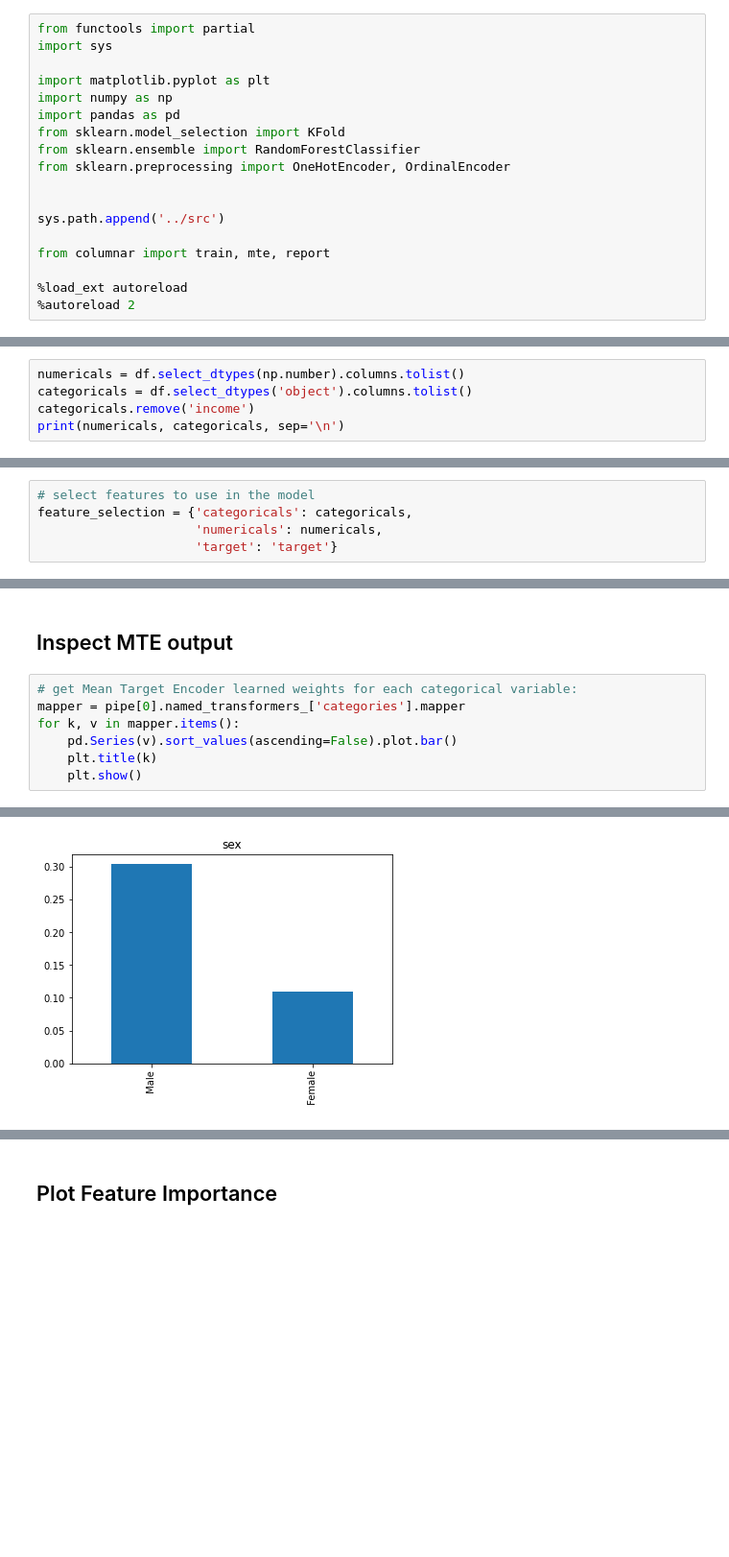
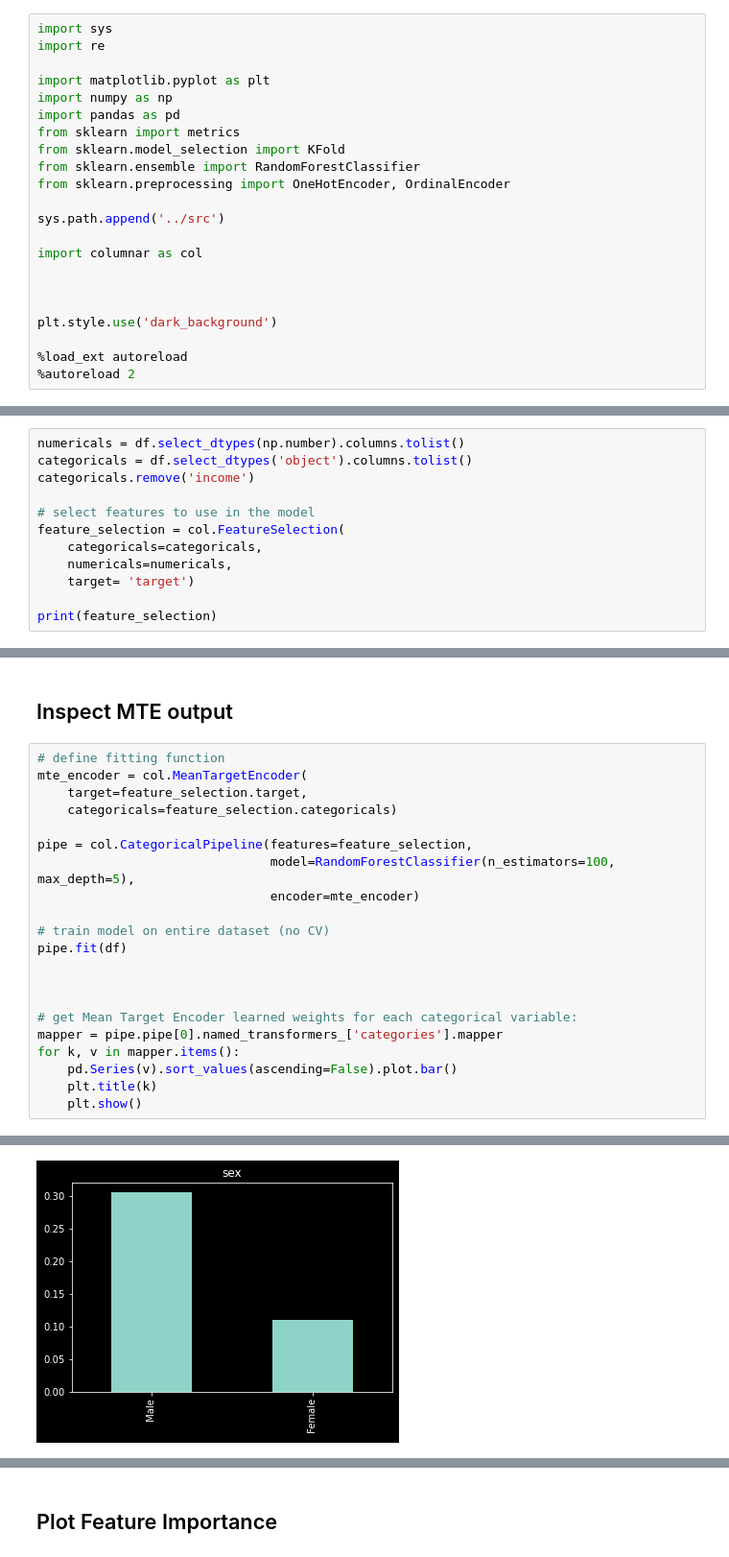
Before and after one commit to spayot/mte-plus, a Jupyter notebook: notebooks/modeling.ipynb, the cells around one changed output, grey strips where cells are left out. Shown: that part at 96% size. Drawn from its saved outputs; the diff is of its cells as text; blank space fills up the shorter version.

```diff
--- a/notebooks/modeling.ipynb
+++ b/notebooks/modeling.ipynb
@@ -1,18 +1,22 @@
 # %%
-from functools import partial
 import sys
+import re
 
 import matplotlib.pyplot as plt
 import numpy as np
 import pandas as pd
+from sklearn import metrics
 from sklearn.model_selection import KFold
 from sklearn.ensemble import RandomForestClassifier
 from sklearn.preprocessing import OneHotEncoder, OrdinalEncoder
 
-
 sys.path.append('../src')
 
-from columnar import train, mte, report
+import columnar as col
+
+
+
+plt.style.use('dark_background')
 
 %load_ext autoreload
 %autoreload 2
@@ -76,5 +82,12 @@ fit_and_score = partial(train.fit_and_score,
 numericals = df.select_dtypes(np.number).columns.tolist()
 categoricals = df.select_dtypes('object').columns.tolist()
 categoricals.remove('income')
-print(numericals, categoricals, sep='\n')
+
+# select features to use in the model
+feature_selection = col.FeatureSelection(
+    categoricals=categoricals,
+    numericals=numericals,
+    target= 'target')
+
+print(feature_selection)
 # %% [output]
@@ -83,7 +95,2 @@ print(numericals, categoricals, sep='\n')
-# %%
-# select features to use in the model
-feature_selection = {'categoricals': categoricals,
-                     'numericals': numericals,
-                     'target': 'target'}
 # %% [markdown]
 ## Model Selection and Fitting
@@ -187,8 +176,22 @@ _, _, ord_results = fit_encoder_and_report(encoder=ord_encoder,
 # %% [markdown]
 ## Inspect MTE output
 # %%
+# define fitting function
+mte_encoder = col.MeanTargetEncoder(
+    target=feature_selection.target,
+    categoricals=feature_selection.categoricals)
+
+pipe = col.CategoricalPipeline(features=feature_selection,
+                               model=RandomForestClassifier(n_estimators=100, max_depth=5),
+                               encoder=mte_encoder)
+
+# train model on entire dataset (no CV)
+pipe.fit(df)
+
+
+
 # get Mean Target Encoder learned weights for each categorical variable:
-mapper = pipe[0].named_transformers_['categories'].mapper
+mapper = pipe.pipe[0].named_transformers_['categories'].mapper
 for k, v in mapper.items():
     pd.Series(v).sort_values(ascending=False).plot.bar()
     plt.title(k)
@@ -203 +206 @@ for k, v in mapper.items():
-[figure, old version]
+[figure, new version]
```
Also changed, not shown: parts of 17 cells of this notebook, 10 other files.
